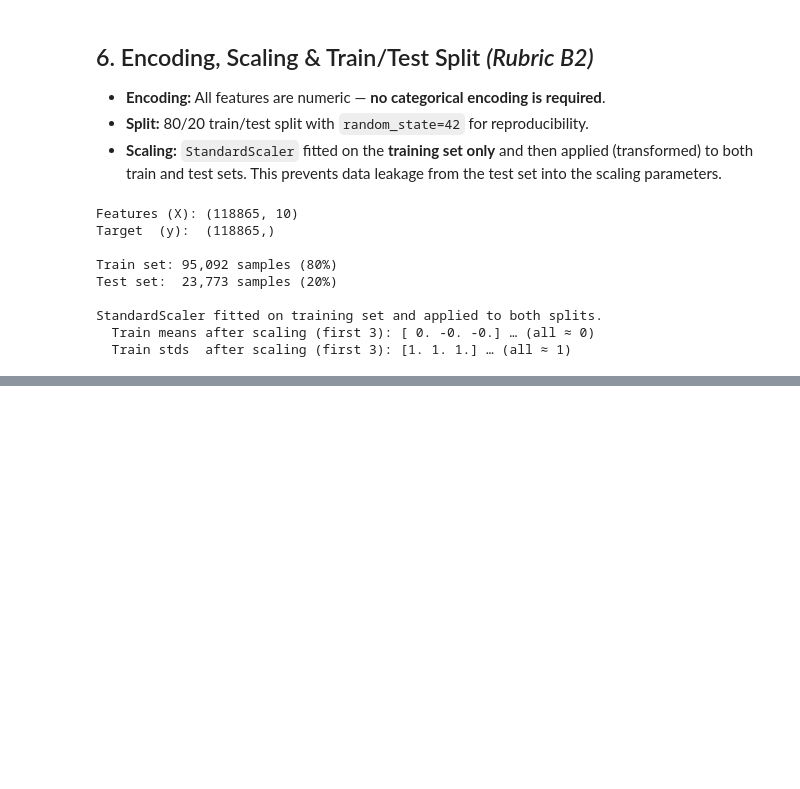
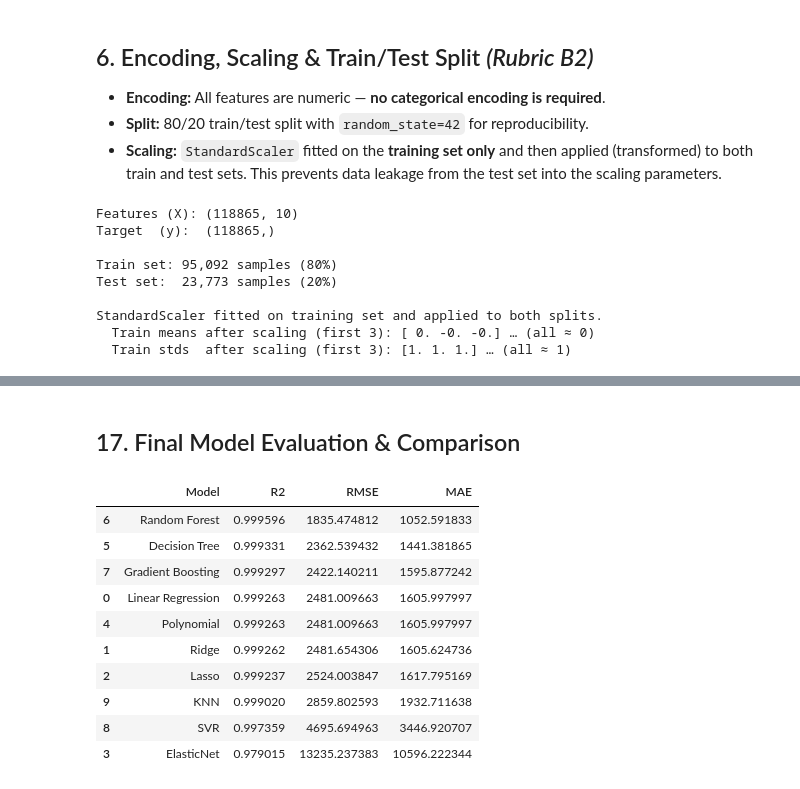
Before and after one commit to TejasviSenka/Machine_Learning_Capstone, a Jupyter notebook: notebooks/regression.ipynb, the cells around one changed output, grey strips where cells are left out. Cells and saved outputs as stored; diff of their text form; code cells hidden in the pictures; blank space fills up the shorter version.

```diff
--- a/notebooks/regression.ipynb
+++ b/notebooks/regression.ipynb
@@ -831,0 +678,38 @@ Feature Importance Ranking:
+# %% [markdown]
+## 17. Final Model Evaluation & Comparison
+# %%
+
+model_preds = {
+    'Linear Regression': lr_pred,
+    'Ridge': ridge_pred,
+    'Lasso': lasso_pred,
+    'ElasticNet': elastic_pred,
+    'Polynomial': poly_pred,
+    'Decision Tree': dt_pred,
+    'Random Forest': rf_pred,
+    'Gradient Boosting': gb_pred,
+    'SVR': svr_pred,
+    'KNN': knn_pred
+}
+
+eval_results = []
+for name, pred in model_preds.items():
+    r2 = r2_score(y_test, pred)
+    rmse = np.sqrt(mean_squared_error(y_test, pred))
+    mae = mean_absolute_error(y_test, pred)
+    eval_results.append({'Model': name, 'R2': r2, 'RMSE': rmse, 'MAE': mae})
+
+eval_df = pd.DataFrame(eval_results).sort_values(by='R2', ascending=False)
+display(eval_df)
+# %% [output]
+|  | Model | R2 | RMSE | MAE |
+| 6 | Random Forest | 0.999596 | 1835.474812 | 1052.591833 |
+| 5 | Decision Tree | 0.999331 | 2362.539432 | 1441.381865 |
+| 7 | Gradient Boosting | 0.999297 | 2422.140211 | 1595.877242 |
+| 0 | Linear Regression | 0.999263 | 2481.009663 | 1605.997997 |
+| 4 | Polynomial | 0.999263 | 2481.009663 | 1605.997997 |
+| 1 | Ridge | 0.999262 | 2481.654306 | 1605.624736 |
+| 2 | Lasso | 0.999237 | 2524.003847 | 1617.795169 |
+| 9 | KNN | 0.999020 | 2859.802593 | 1932.711638 |
+| 8 | SVR | 0.997359 | 4695.694963 | 3446.920707 |
+| 3 | ElasticNet | 0.979015 | 13235.237383 | 10596.222344 |
```
Also changed, not shown: parts of 45 cells of this notebook.
